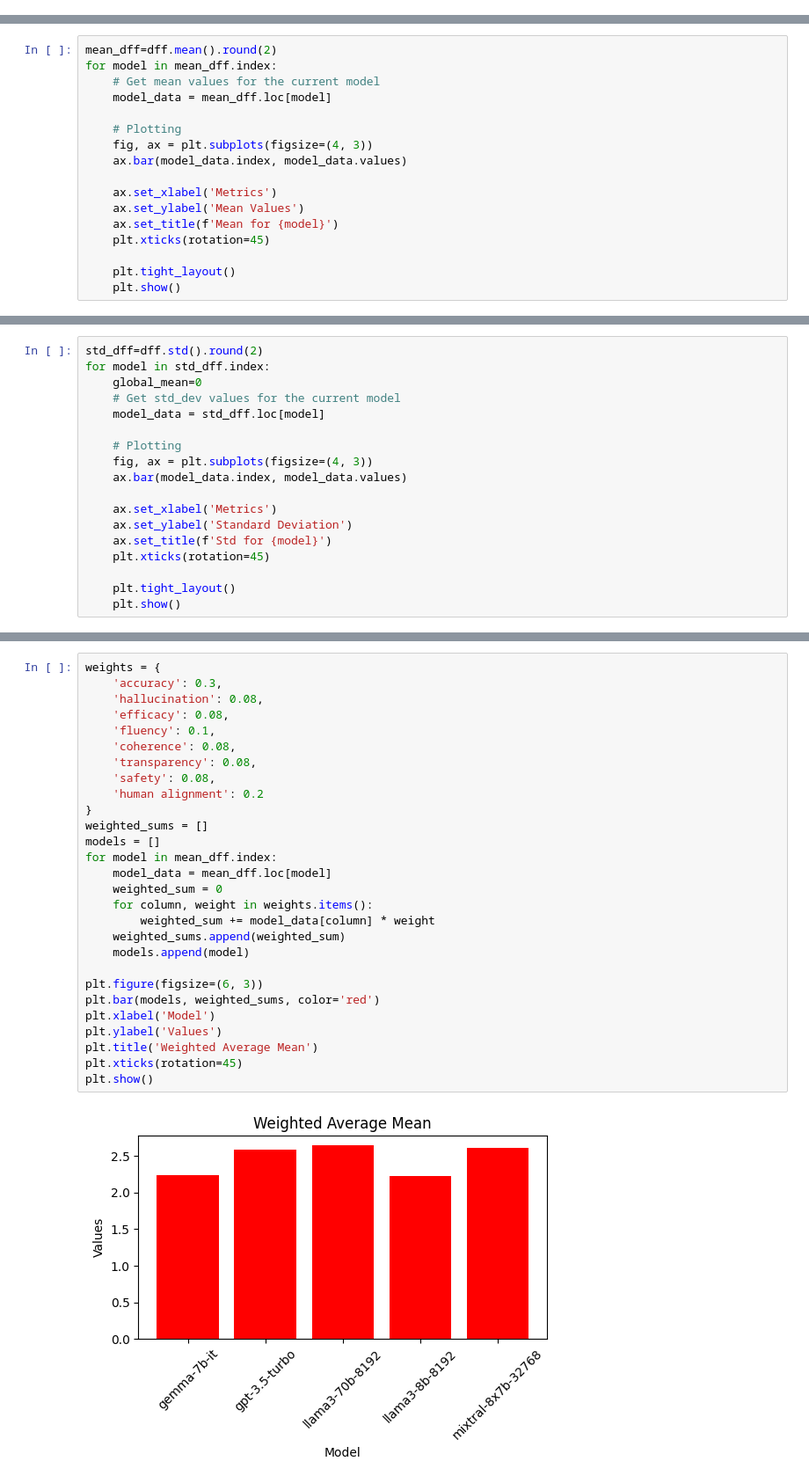
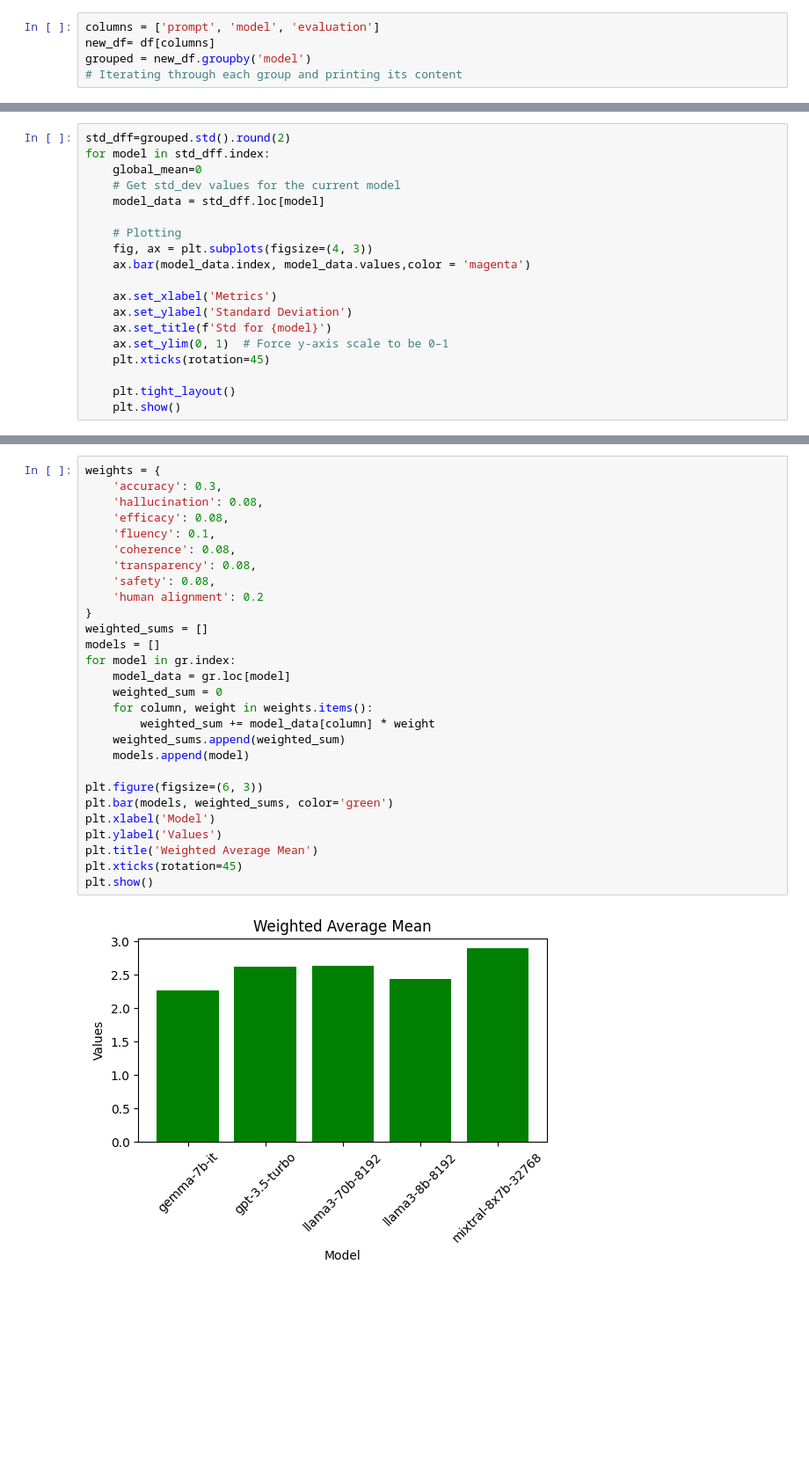
Before and after one commit to alb1c/Stage-AI-sales-agent, a Jupyter notebook: stats.ipynb, the cells around one changed output, grey strips where cells are left out. Shown at 88% size. Cells and saved outputs as stored; diff of their text form; blank space fills up the shorter version.

```diff
--- a/stats.ipynb
+++ b/stats.ipynb
@@ -49,0 +62,5 @@ print(dff.head)
+# %%
+columns = ['prompt', 'model', 'evaluation']
+new_df= df[columns]
+grouped = new_df.groupby('model')
+# Iterating through each group and printing its content
@@ -50,16 +106,18 @@ print(dff.head)
 # %%
-mean_dff=dff.mean().round(2)
-for model in mean_dff.index:
-    # Get mean values for the current model
-    model_data = mean_dff.loc[model]
+std_dff=grouped.std().round(2)
+for model in std_dff.index:
+    global_mean=0
+    # Get std_dev values for the current model
+    model_data = std_dff.loc[model]
 
     # Plotting
     fig, ax = plt.subplots(figsize=(4, 3))
-    ax.bar(model_data.index, model_data.values)
+    ax.bar(model_data.index, model_data.values,color = 'magenta')
 
     ax.set_xlabel('Metrics')
-    ax.set_ylabel('Mean Values')
-    ax.set_title(f'Mean for {model}')
+    ax.set_ylabel('Standard Deviation')
+    ax.set_title(f'Std for {model}')
+    ax.set_ylim(0, 1)  # Force y-axis scale to be 0–1
     plt.xticks(rotation=45)
 
     plt.tight_layout()
@@ -73,18 +130,0 @@ for model in mean_dff.index:
-# %%
-std_dff=dff.std().round(2)
-for model in std_dff.index:
-    global_mean=0
-    # Get std_dev values for the current model
-    model_data = std_dff.loc[model]
-
-    # Plotting
-    fig, ax = plt.subplots(figsize=(4, 3))
-    ax.bar(model_data.index, model_data.values)
-
-    ax.set_xlabel('Metrics')
-    ax.set_ylabel('Standard Deviation')
-    ax.set_title(f'Std for {model}')
-    plt.xticks(rotation=45)
-
-    plt.tight_layout()
-    plt.show()
@@ -97,33 +131,33 @@ for model in std_dff.index:
 # %%
 weights = {
     'accuracy': 0.3,
     'hallucination': 0.08,
     'efficacy': 0.08,
     'fluency': 0.1,
     'coherence': 0.08,
     'transparency': 0.08,
     'safety': 0.08,
     'human alignment': 0.2
 }
 weighted_sums = []
 models = []
-for model in mean_dff.index:
-    model_data = mean_dff.loc[model]
+for model in gr.index:
+    model_data = gr.loc[model]
     weighted_sum = 0
     for column, weight in weights.items():
         weighted_sum += model_data[column] * weight
     weighted_sums.append(weighted_sum)
     models.append(model)
 
 plt.figure(figsize=(6, 3))
-plt.bar(models, weighted_sums, color='red')
+plt.bar(models, weighted_sums, color='green')
 plt.xlabel('Model')
 plt.ylabel('Values')
 plt.title('Weighted Average Mean')
 plt.xticks(rotation=45)
 plt.show()
 # %% [output]
-[figure, old version]
+[figure, new version]
 # %%
 weights = {
     'accuracy': 0.3,
```
Also changed, not shown: parts of 13 cells of this notebook, 2 other files.
